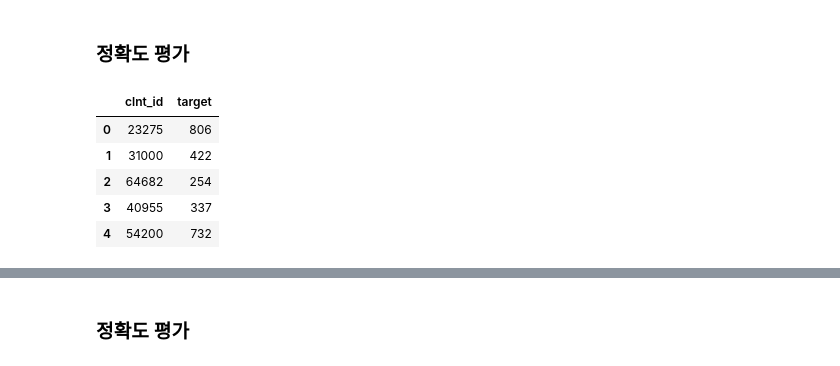
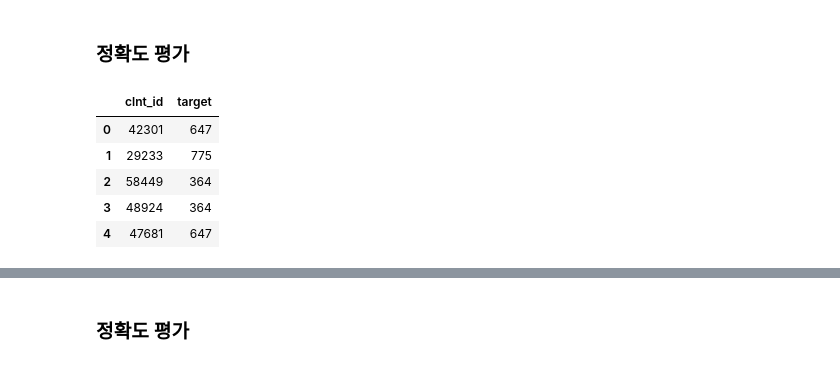
Before and after one commit to PEBpung/Lpoint-Hackathon, a Jupyter notebook: src/Wide&Deep(평가지표).ipynb, the cells around one changed output, grey strips where cells are left out. Drawn from its saved outputs; the diff is of its cells as text; code cells hidden in the pictures.

```diff
--- a/src/Wide&Deep(평가지표).ipynb
+++ b/src/Wide&Deep(평가지표).ipynb
@@ -139,0 +60,9 @@ print(len(x_train), len(y_train), len(x_test), len(y_test))
+# %%
+data['clac_nm3'] = data['clac_nm3'].astype(str)
+le = LabelEncoder()
+data['clac_nm3'] = le.fit_transform(data['clac_nm3'])
+Label = data['clac_nm3']
+# %%
+lab_len = len(data['clac_nm3'].value_counts())
+lable_key = data['clac_nm3'].value_counts().keys()
+data.drop(['clac_nm3'], axis=1)
@@ -139,0 +83,3 @@ print(len(x_train), len(y_train), len(x_test), len(y_test))
+# %%
+label = Label.copy()
+label = np.eye(lab_len)[label]
@@ -139,0 +95,2 @@ print(len(x_train), len(y_train), len(x_test), len(y_test))
+# %%
+train_x, test_x , train_y , test_y = train_test_split(data , label , test_size=0.2, shuffle=False)
@@ -681,18 +566,18 @@ def get_acc(score_matrix, top_n, test_matix):
 
     return avg_acc
 # %%
-dic = {'clnt_id': x_test['clnt_id'],'target' : y_test}
+dic = {'clnt_id': test_x['clnt_id'],'target' : test_x['clac_nm3']}
 target_matrix = pd.DataFrame(dic).reset_index()
 target_matrix = target_matrix.drop(['index'], axis=1)
 
 target_matrix.head()
 # %% [output]
 |  | clnt_id | target |
-| 0 | 23275 | 806 |
-| 1 | 31000 | 422 |
-| 2 | 64682 | 254 |
-| 3 | 40955 | 337 |
-| 4 | 54200 | 732 |
+| 0 | 42301 | 647 |
+| 1 | 29233 | 775 |
+| 2 | 58449 | 364 |
+| 3 | 48924 | 364 |
+| 4 | 47681 | 647 |
 # %%
 small_p = pd.DataFrame(predict_y[:1000])
 small_p.head()
```
Also changed, not shown: parts of 104 cells of this notebook.
